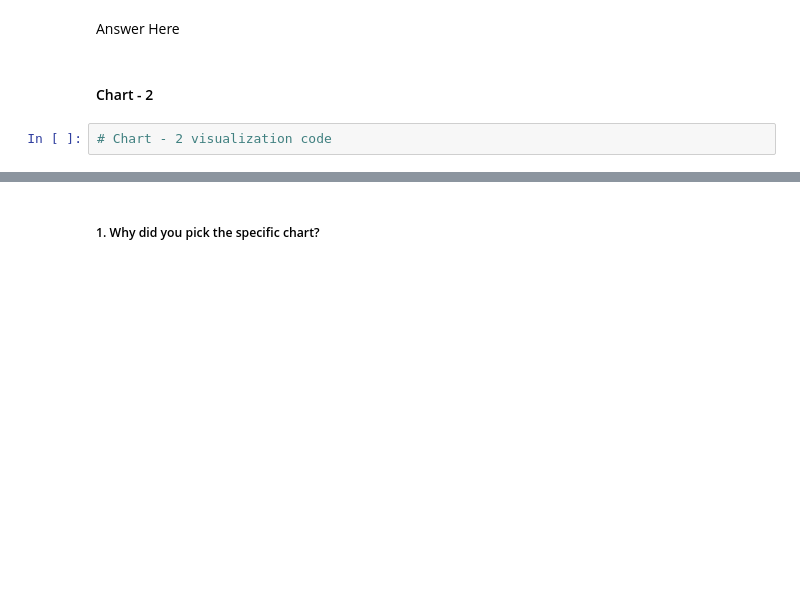
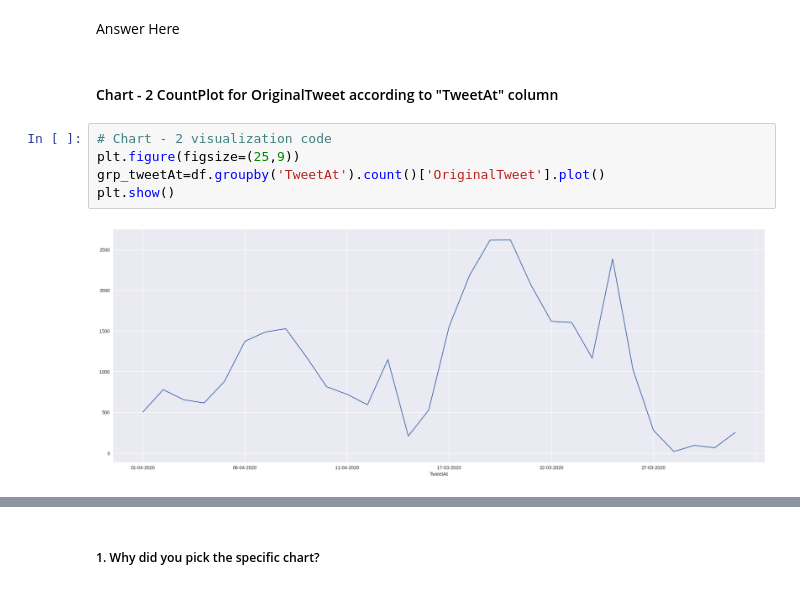
Before and after one commit to Vibhuguptampi/Coronavirus-Tweet-Sentiment-Analysis, a Jupyter notebook: Coronavirus_Tweet_Sentiment_Analysis.ipynb, the cells around one changed output, grey strips where cells are left out. Cells and saved outputs as stored; diff of their text form; blank space fills up the shorter version.

```diff
--- a/Coronavirus_Tweet_Sentiment_Analysis.ipynb
+++ b/Coronavirus_Tweet_Sentiment_Analysis.ipynb
@@ -396,6 +396,11 @@ Are there any insights that lead to negative growth? Justify with specific reaso
 # %% [markdown]
 Answer Here
 # %% [markdown]
-#### Chart - 2
+#### Chart - 2      CountPlot for OriginalTweet according to "TweetAt" column
-# %%
-# Chart - 2 visualization code
+# %%
+# Chart - 2 visualization code
+plt.figure(figsize=(25,9))
+grp_tweetAt=df.groupby('TweetAt').count()['OriginalTweet'].plot()
+plt.show()
+# %% [output]
+[figure, added]
```
Also changed, not shown: parts of 3 cells of this notebook.
